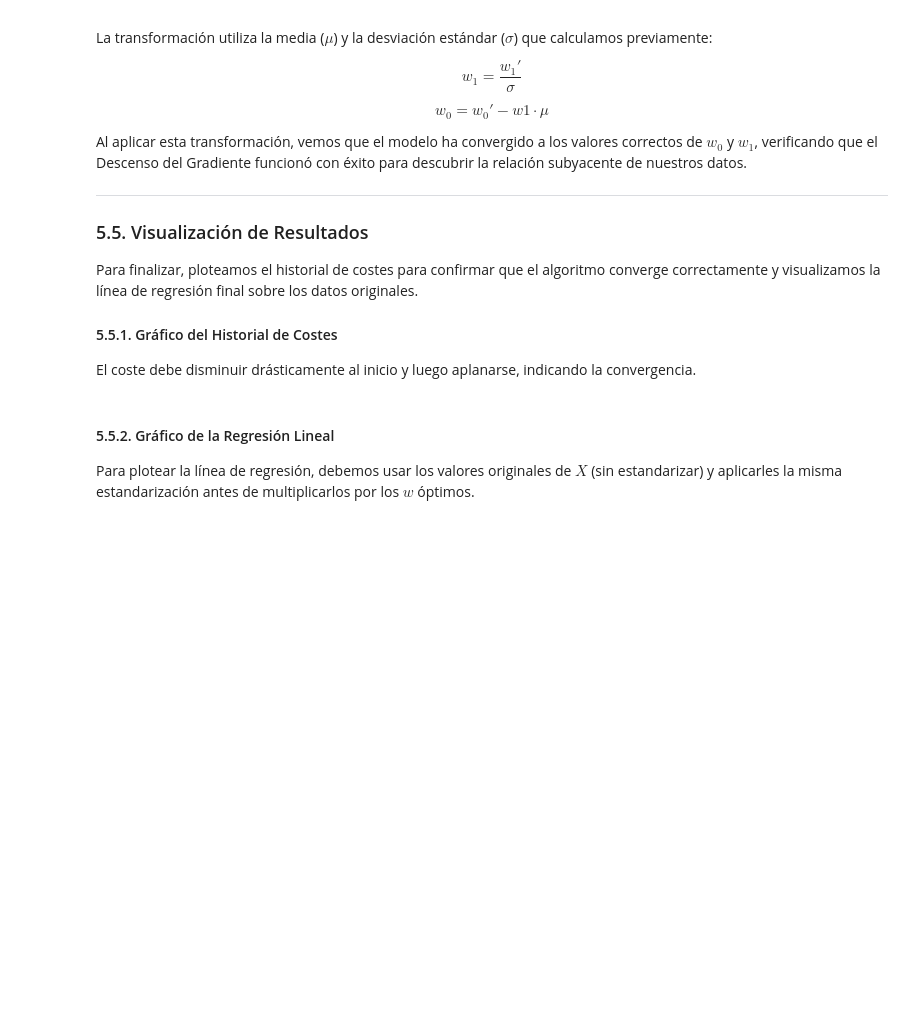
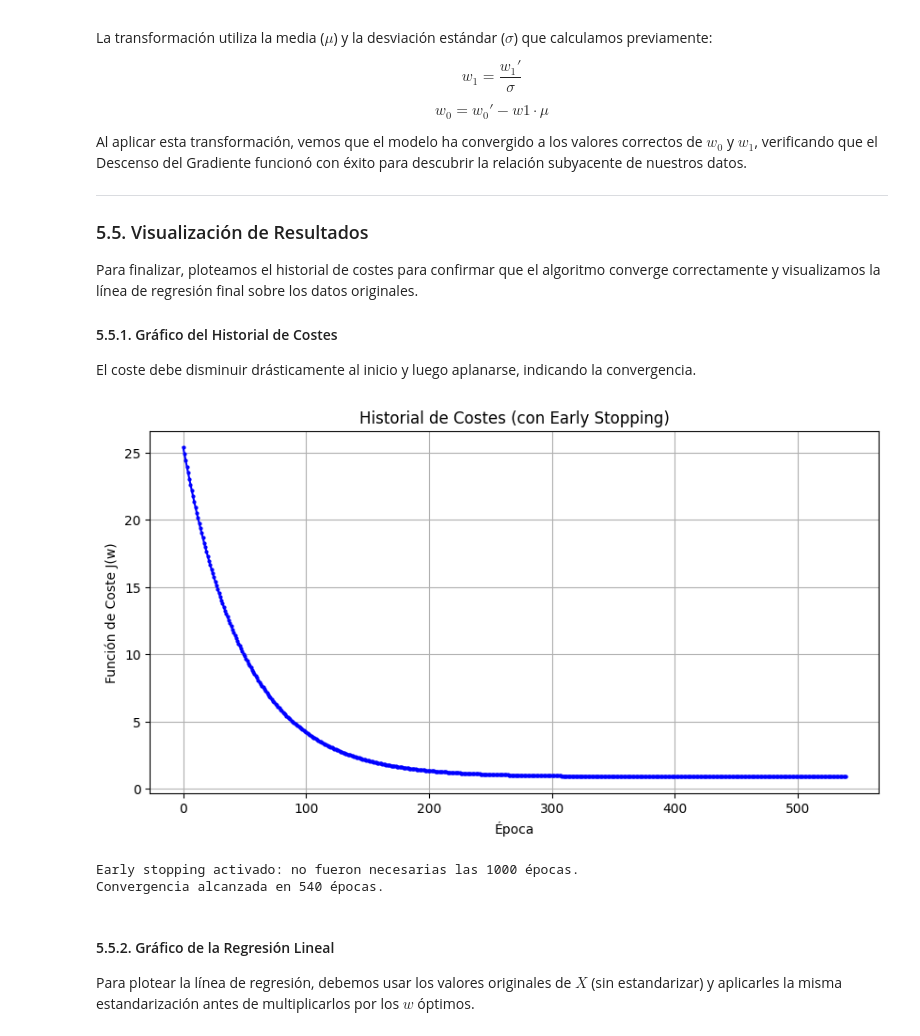
Before and after one commit to financieras/math_for_ai, a Jupyter notebook: estadistica/regresion_lineal_descenso_gradiente.ipynb, the cells around one changed output. Drawn from its saved outputs; the diff is of its cells as text; code cells hidden in the pictures; blank space fills up the shorter version.

```diff
--- a/estadistica/regresion_lineal_descenso_gradiente.ipynb
+++ b/estadistica/regresion_lineal_descenso_gradiente.ipynb
@@ -325,28 +330,28 @@ Ahora implementamos el núcleo del algoritmo, siguiendo la fórmula del Descenso
 # Hiperparámetros
 learning_rate = 0.01    # alpha (tasa de aprendizaje)
 epochs = 1000           # número de iteraciones
-m = len(X)              # Número de ejemplos de entrenamiento
-tol=1e-3,               # Criterio de parada. Early stopping
-prev_cost = np.inf      # Coste anterior (inicial infinito)
+m = len(X)              # número de ejemplos de entrenamiento
+tol = 1e-5              # criterio de parada (early stopping)
+prev_cost = np.inf      # coste anterior (inicial infinito)
 
 # Inicialización
-w = np.zeros((2, 1))    # w es el vector de pesos iniciales para [w_0, w_1]
-cost_history = []       # (Opcional) Almacenar el historial de costes
+w = np.zeros(2)         # w[0] = w0 (bias), w[1] = w1 (pendiente)
+cost_history = []
 w0_history = []
 w1_history = []
 
 # Bucle de entrenamiento (las epochs)
 for epoch in range(epochs):
-    # Predicciones (ŷ)
-    y_pred = X_b @ w        # dot product
+    # Predicciones: ŷ = X_b @ w  (X_b tiene columna de 1s)
+    y_pred = X_b @ w        # shape: (m,) porque w es 1D
 
     # Error
-    errors = y_pred - y     # El error es (ŷ - y)
+    errors = y_pred - y     # El error es (ŷ - y). shape: (m, 1)
 
     # Gradiente: (1/m) * X_transpuesta * Errores
-    gradients = (1/m) * X_b.T @ errors
+    gradients = (1/m) * X_b.T @ errors      # shape: (2,)
 
-    # Actualización: es w := w - alpha * gradiente
+    # Actualización simultánea de parámetros: w := w - alpha * gradiente
     w = w - learning_rate * gradients
 
     # Coste de cada paso (MSE/2)
@@ -354,8 +359,8 @@ for epoch in range(epochs):
     cost_history.append(cost)
 
     # Guardar parámetros
-    w0_history.append(w[0][0])
-    w1_history.append(w[1][0])
+    w0_history.append(w[0])
+    w1_history.append(w[1])
 
     # Early stopping
     # si la mejora en el coste es menor a la tolerancia, se detiene el entrenamiento
@@ -365,12 +370,12 @@ for epoch in range(epochs):
     prev_cost = cost
 
 # Pesos óptimos (en espacio estandarizado)
-w_optimal = w
+w_optimal = w.copy()  # buena práctica: no modificar w después del bucle
 
 # --- REVERTIR LA ESTANDARIZACIÓN (Desnormalización) ---
 # Parámetros estandarizados
-w0_prime = w_optimal[0][0]
-w1_prime = w_optimal[1][0]
+w0_prime = w_optimal[0]   # intercepto en espacio escalado
+w1_prime = w_optimal[1]   # pendiente en espacio escalado
 
 # 1. Pendiente Original: w1 = w1' / sigma
 w1_original = w1_prime / sigma
@@ -421,18 +426,22 @@ El coste debe disminuir drásticamente al inicio y luego aplanarse, indicando la
 # %%
 plt.figure(figsize=(10, 5))
 plt.plot(cost_history, 'b.-', markersize=4)
 plt.title('Historial de Costes (con Early Stopping)')
 plt.xlabel('Época')
 plt.ylabel('Función de Coste J(w)')
 plt.grid(True)
 plt.show()
 
 # --- MENSAJE DE EARLY STOPPING ---
 if len(cost_history) < epochs:
-    print(f"Early stopping activado: no fueron necesarias las {epochs} épocas. "
-          f"Convergencia alcanzada en {len(cost_history)} épocas.")
+    print(f"\nEarly stopping activado: no fueron necesarias las {epochs} épocas. ")
+    print(f"Convergencia alcanzada en {len(cost_history)} épocas.")
 else:
-    print(f"Se completaron las {epochs} épocas sin activar early stopping.")
+    print(f"\nSe completaron las {epochs} épocas sin activar early stopping.")
+# %% [output]
+[figure, added]
+Early stopping activado: no fueron necesarias las 1000 épocas.
+Convergencia alcanzada en 540 épocas.
 # %% [markdown]
 #### 5.5.2. Gráfico de la Regresión Lineal
 
```
Also changed, not shown: parts of 6 cells of this notebook.
